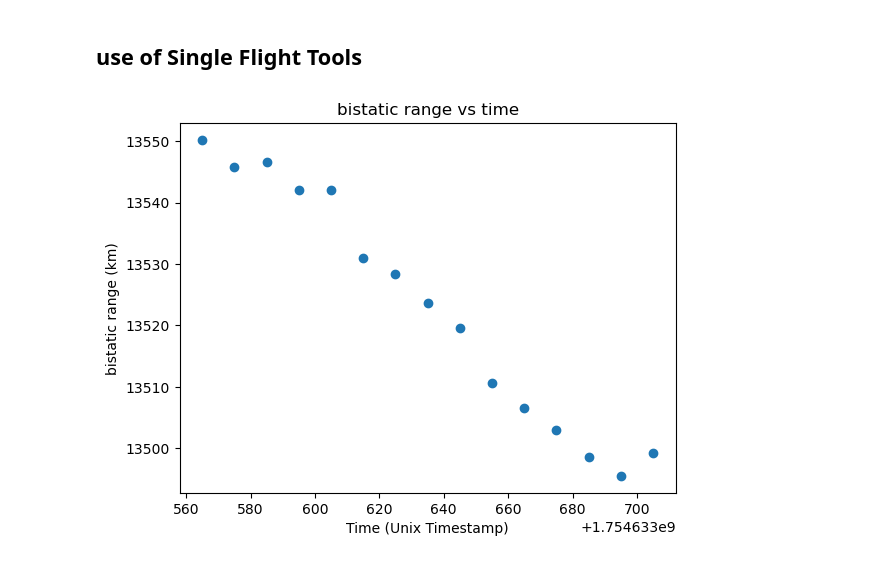
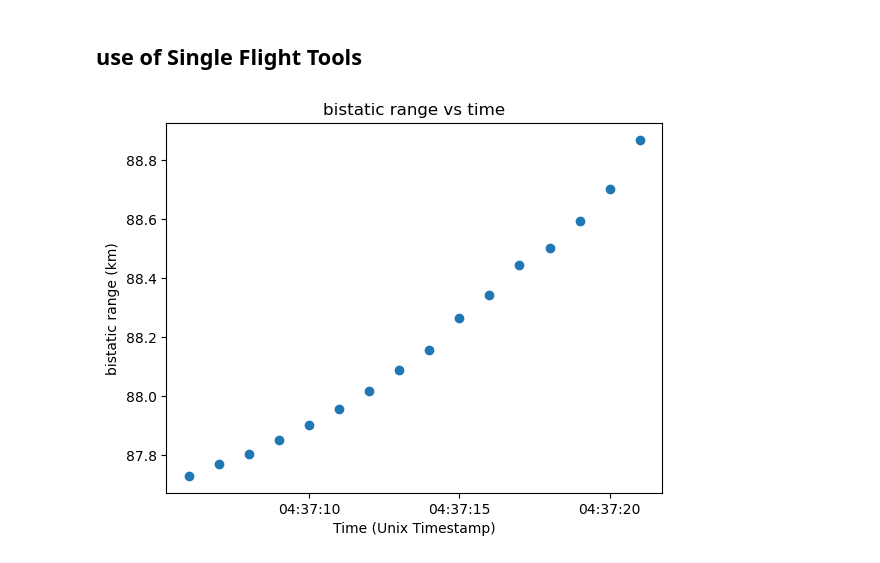
Before and after one commit to tofi1115/ToriField_ZephyrScripts, a Jupyter notebook: Organized_Folder/Pipeline.ipynb, the cells around one changed output. Cells and saved outputs as stored; diff of their text form; code cells hidden in the pictures.

Commit message:
Changed so that single RTI detection correlates to multiple plane ADSB and other stuff

```diff
--- a/Organized_Folder/Pipeline.ipynb
+++ b/Organized_Folder/Pipeline.ipynb
@@ -295,0 +241,2 @@ NameError: name 'ArrowDtype' is not defined
+# %%
+ADSB=retrive_ADSB(ditc_proporties[0]['time'],(-105,39.5,-104.6,40.25)) #very restrictive lat/lon
@@ -297,3 +253,17 @@ NameError: name 'ArrowDtype' is not defined
 # Single Flight Tools
 # %% [markdown]
 ## Set up basic input to Single Flight Tools
+# %%
+# Function to sepperate data based on callsign, and remove planes under altitude
+def sepperate_dataframe(df,altitude):
+    df=df.dropna()
+    dict={}
+    for callsign in df.callsign.unique():
+        querry_string=f'callsign=="{callsign}"'
+        df=ADSB.query(querry_string)
+        if max(df['geoaltitude'])>altitude:
+         dict[callsign]=df
+    return dict
+# %%
+planes=sepperate_dataframe(ADSB,1000)
+callsigns=[*planes] #List all possible callsigns (* is called unpacking operator)
@@ -324,12 +282,16 @@ df
 # %%
-tx_latlonalt=[51,-5.5,0]
-rx_latlonalt=[52,-10,0]
+#TODO: Don't think these are actual tx rx coordinates
+tx_latlonalt=[40.18265, -104.72611, 1.522]#[40, 105,0]
+rx_latlonalt=[39.53233, -104.59324, 1.888]#[39.5,104.7,0]
+
+#Note that the guestimated threshold
 # %% [markdown]
 ## use of Single Flight Tools
 # %%
-package=Data_Package(df,tx_latlonalt,rx_latlonalt)
-package.name_thing()
-package.convertCoords()
-package.bistaticrange(True)
+# Example with single (optimal) plane
+plane1=Data_Package(planes[callsigns[3]],tx_latlonalt,rx_latlonalt) #Will need to create function for more than one plane
+plane1.name_thing()
+plane1.convertCoords()
+plane1.bistaticrange(True)
 # %% [output]
-[figure, old version]
+[figure, new version]
```
Also changed, not shown: parts of 35 cells of this notebook, 12 other files.
